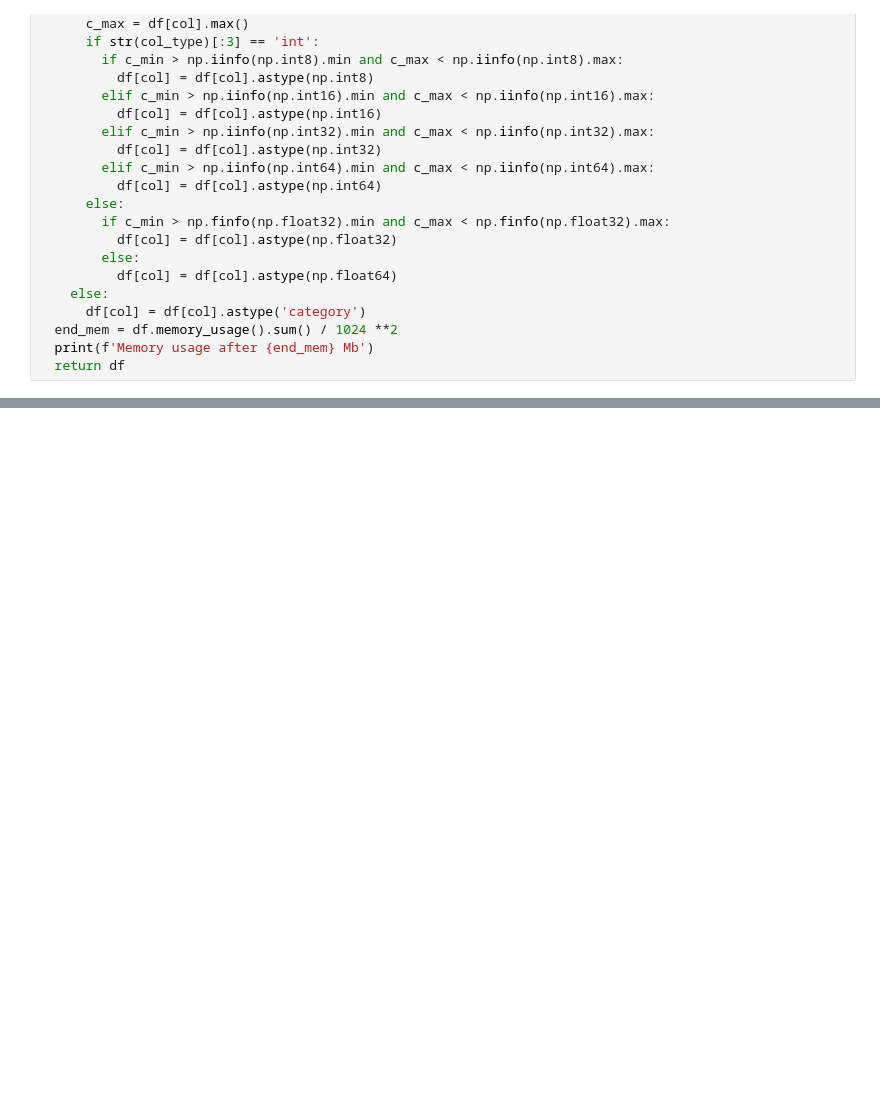
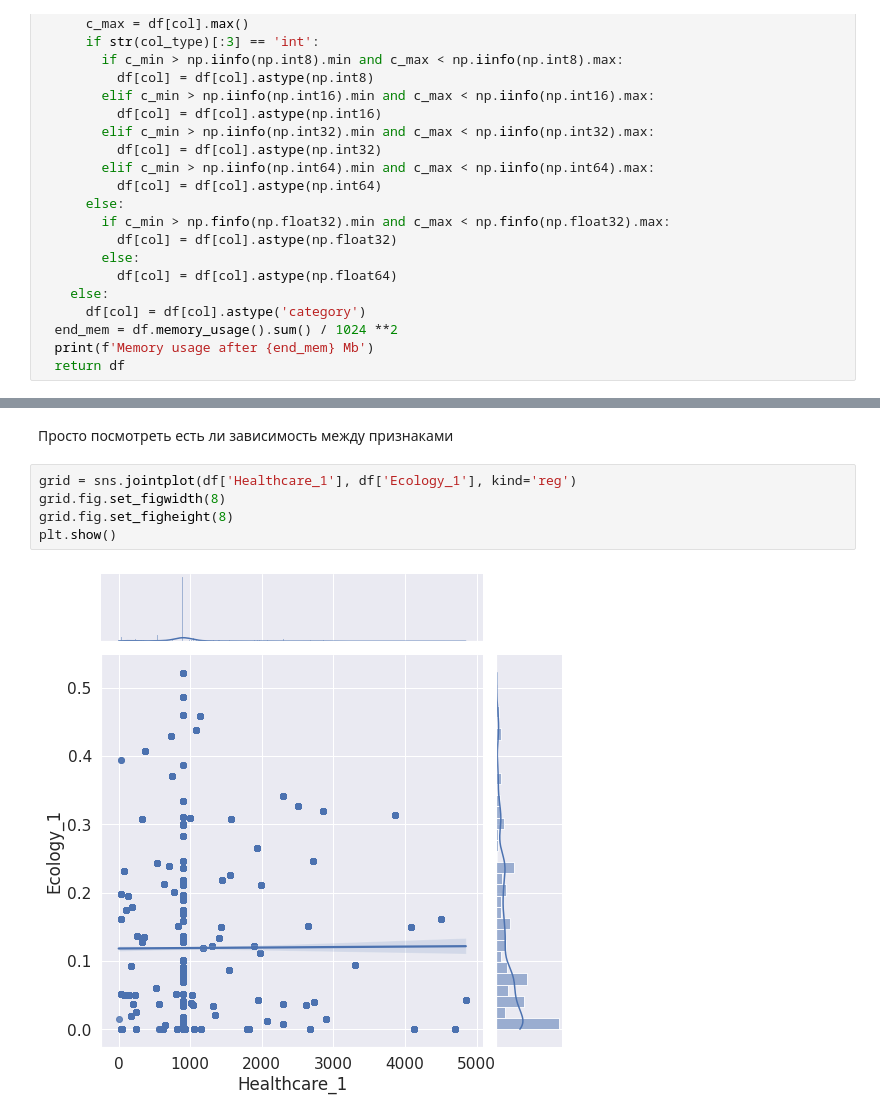
Before and after one commit to OllyMuh/Python_for_DataScience, a Jupyter notebook: EDA_RealEstate.ipynb, the cells around one changed output, grey strips where cells are left out. Drawn from its saved outputs; the diff is of its cells as text; blank space fills up the shorter version.

```diff
--- a/EDA_RealEstate.ipynb
+++ b/EDA_RealEstate.ipynb
@@ -61,0 +148,9 @@ df.dtypes
+# %% [markdown]
+Просто посмотреть есть ли зависимость между признаками
+# %%
+grid = sns.jointplot(df['Healthcare_1'], df['Ecology_1'], kind='reg')
+grid.fig.set_figwidth(8)
+grid.fig.set_figheight(8)
+plt.show()
+# %% [output]
+[figure, added]
```
Also changed, not shown: parts of 44 cells of this notebook.
